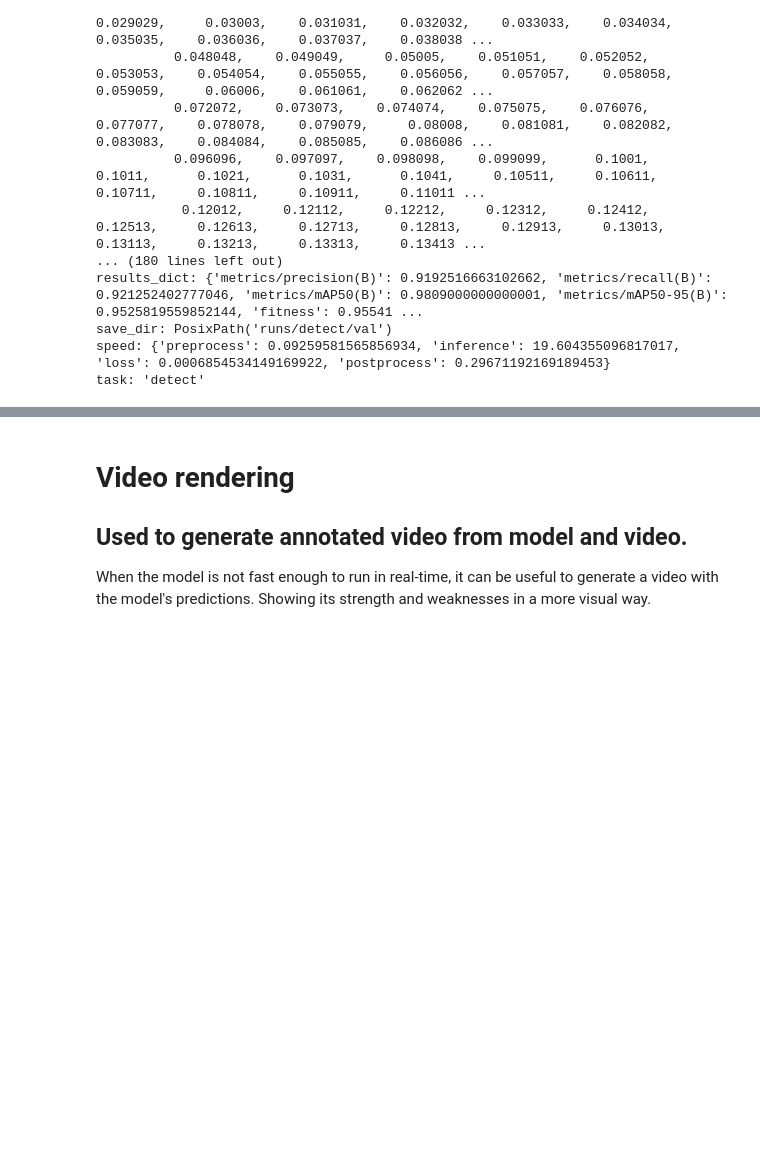
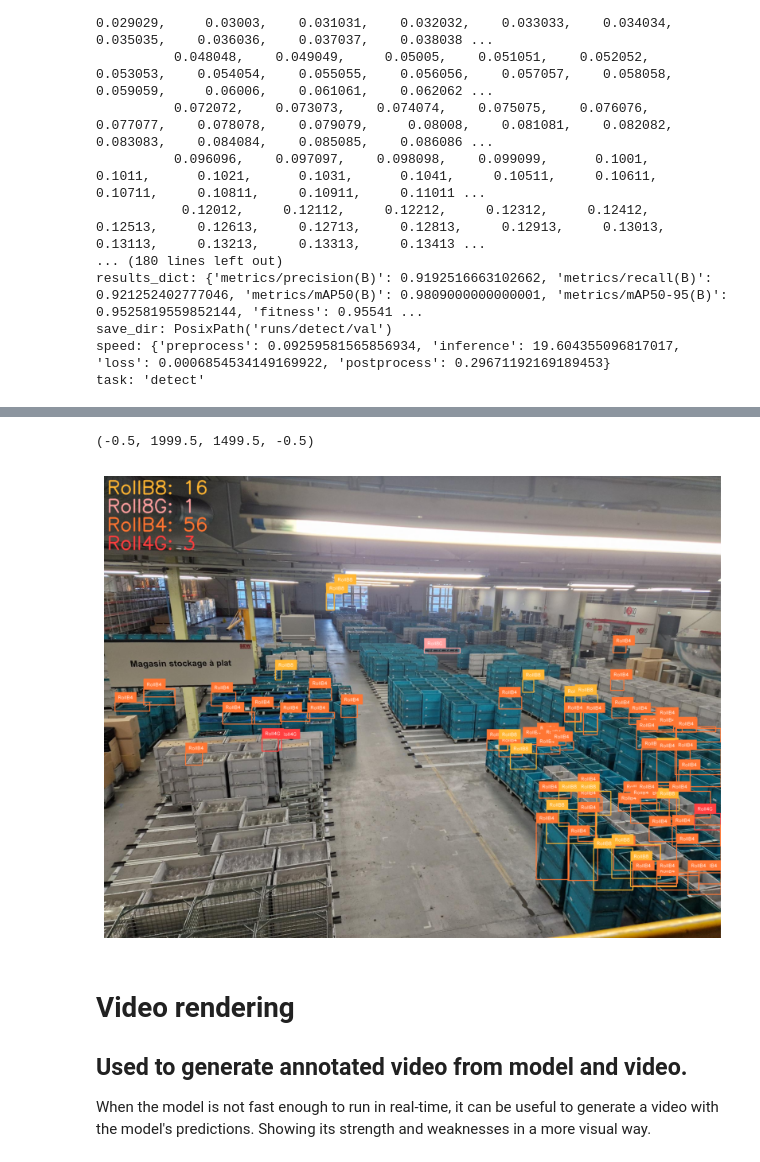
Before and after one commit to Times0/sew, a Jupyter notebook: YOLO_TOP/training_ultralytics_rolls.ipynb, the cells around one changed output, grey strips where cells are left out. Saved outputs shown, nothing was run; the diff lists cells and outputs as text; code cells hidden in the pictures; blank space fills up the shorter version.

```diff
--- a/YOLO_TOP/training_ultralytics_rolls.ipynb
+++ b/YOLO_TOP/training_ultralytics_rolls.ipynb
@@ -238,3 +266,27 @@ task: 'detect'
+# %%
+# with slicer
+def callback(image_slice: np.ndarray) -> sv.Detections:
+    result = model.predict(image_slice, verbose=False)[0]
+    return sv.Detections.from_ultralytics(result)
+
+
+image = cv2.imread("../data/good_highground_images/1000017733.jpg")
+
+bounding_box_annotator = MyAnnotator()
+label_annotator = sv.LabelAnnotator()
+slicer = sv.InferenceSlicer(callback=callback)
+detections = slicer(image)
+
+annotated_image = bounding_box_annotator.annotate(scene=image, detections=detections)
+annotated_image = label_annotator.annotate(scene=annotated_image, detections=detections)
+
+# Display the annotated image
+plt.figure(figsize=(10, 10))
+plt.imshow(cv2.cvtColor(annotated_image, cv2.COLOR_BGR2RGB))
+plt.axis("off")
+# %% [output]
+(-0.5, 1999.5, 1499.5, -0.5)
+[figure, added]
 # %% [markdown]
 # Video rendering
 
```
Also changed, not shown: parts of 4 cells of this notebook, 1 other file.
